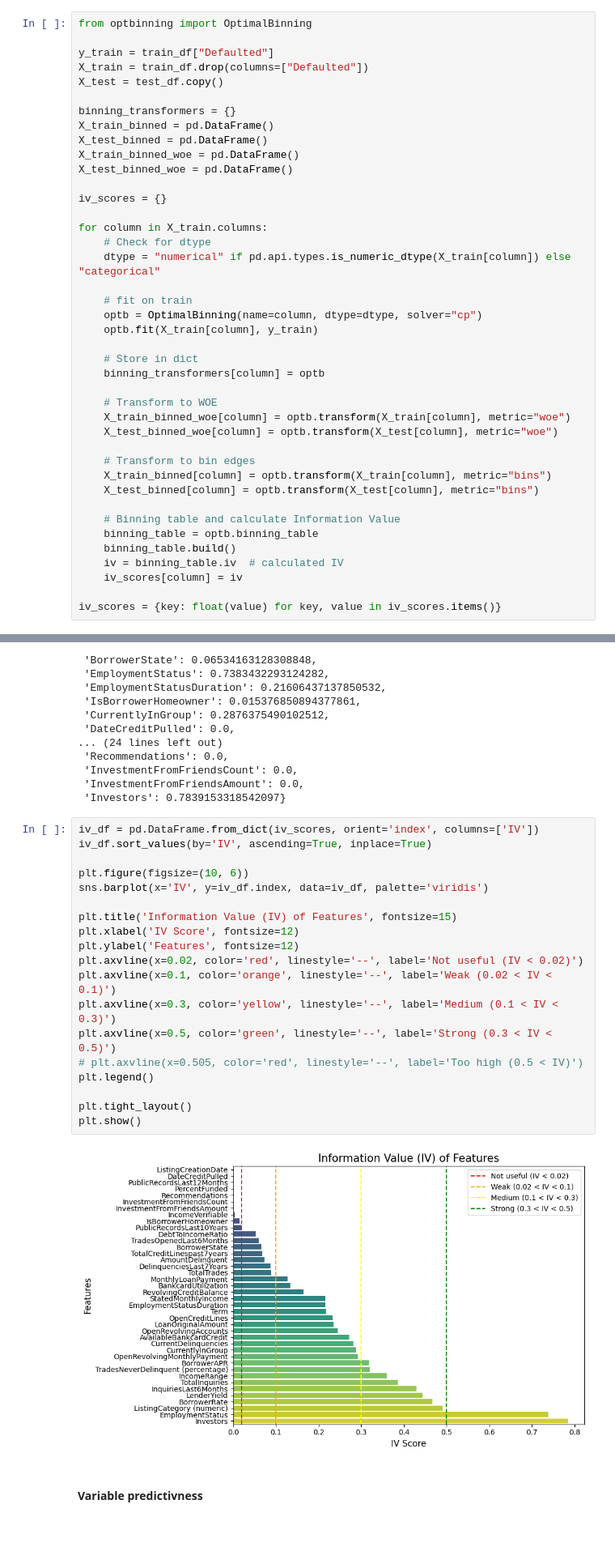
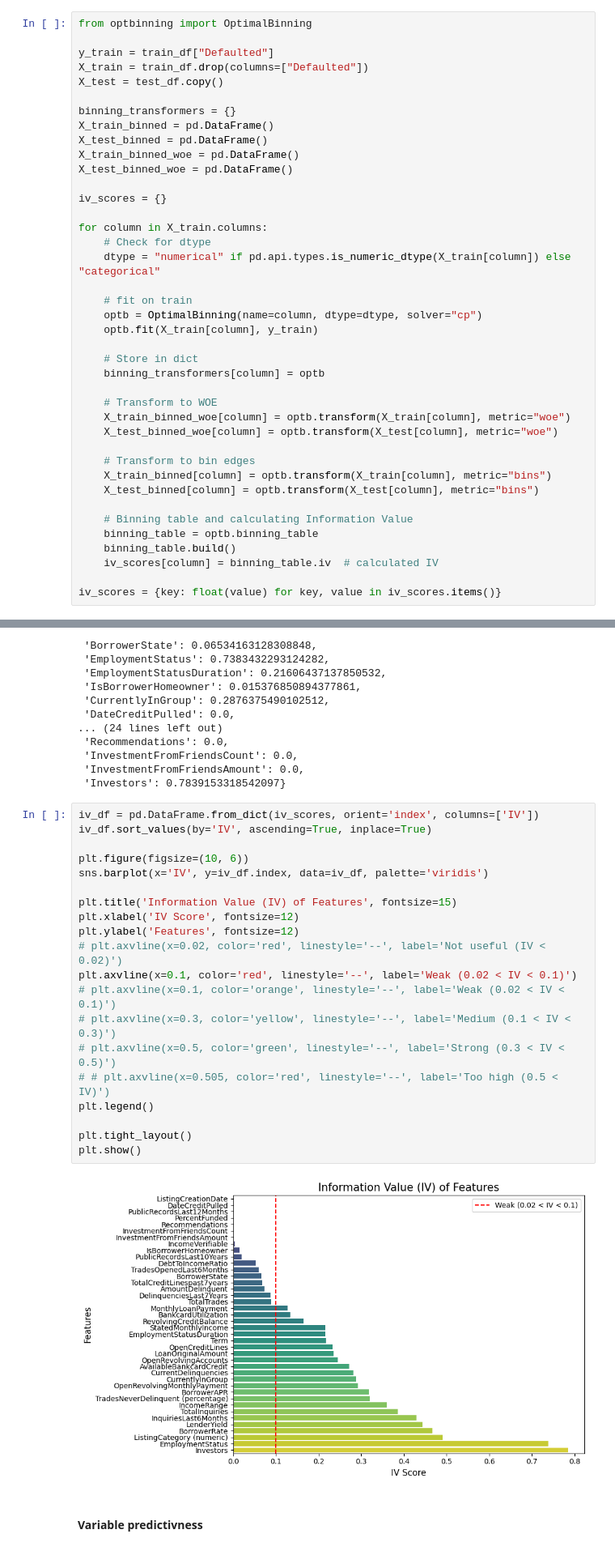
Before and after one commit to hoanganhlinh/MRK-projekt, a Jupyter notebook: Binning.ipynb, the cells around one changed output, grey strips where cells are left out. Shown: that part at 81% size. Saved outputs shown, nothing was run; the diff lists cells and outputs as text.

```diff
--- a/Binning.ipynb
+++ b/Binning.ipynb
@@ -107,11 +107,10 @@ for column in X_train.columns:
     X_train_binned[column] = optb.transform(X_train[column], metric="bins")
     X_test_binned[column] = optb.transform(X_test[column], metric="bins")
 
-    # Binning table and calculate Information Value
+    # Binning table and calculating Information Value
     binning_table = optb.binning_table
     binning_table.build()
-    iv = binning_table.iv  # calculated IV
-    iv_scores[column] = iv
+    iv_scores[column] = binning_table.iv  # calculated IV
 
 iv_scores = {key: float(value) for key, value in iv_scores.items()}
 # %% [markdown]
@@ -139,24 +140,25 @@ iv_scores
 # %%
 iv_df = pd.DataFrame.from_dict(iv_scores, orient='index', columns=['IV'])
 iv_df.sort_values(by='IV', ascending=True, inplace=True)
 
 plt.figure(figsize=(10, 6))
 sns.barplot(x='IV', y=iv_df.index, data=iv_df, palette='viridis')
 
 plt.title('Information Value (IV) of Features', fontsize=15)
 plt.xlabel('IV Score', fontsize=12)
 plt.ylabel('Features', fontsize=12)
-plt.axvline(x=0.02, color='red', linestyle='--', label='Not useful (IV < 0.02)')
-plt.axvline(x=0.1, color='orange', linestyle='--', label='Weak (0.02 < IV < 0.1)')
-plt.axvline(x=0.3, color='yellow', linestyle='--', label='Medium (0.1 < IV < 0.3)')
-plt.axvline(x=0.5, color='green', linestyle='--', label='Strong (0.3 < IV < 0.5)')
-# plt.axvline(x=0.505, color='red', linestyle='--', label='Too high (0.5 < IV)')
+# plt.axvline(x=0.02, color='red', linestyle='--', label='Not useful (IV < 0.02)')
+plt.axvline(x=0.1, color='red', linestyle='--', label='Weak (0.02 < IV < 0.1)')
+# plt.axvline(x=0.1, color='orange', linestyle='--', label='Weak (0.02 < IV < 0.1)')
+# plt.axvline(x=0.3, color='yellow', linestyle='--', label='Medium (0.1 < IV < 0.3)')
+# plt.axvline(x=0.5, color='green', linestyle='--', label='Strong (0.3 < IV < 0.5)')
+# # plt.axvline(x=0.505, color='red', linestyle='--', label='Too high (0.5 < IV)')
 plt.legend()
 
 plt.tight_layout()
 plt.show()
 # %% [output]
-[figure, old version]
+[figure, new version]
 # %% [markdown]
 #### Variable predictivness
 # %%
```
Also changed, not shown: parts of 13 cells of this notebook.
